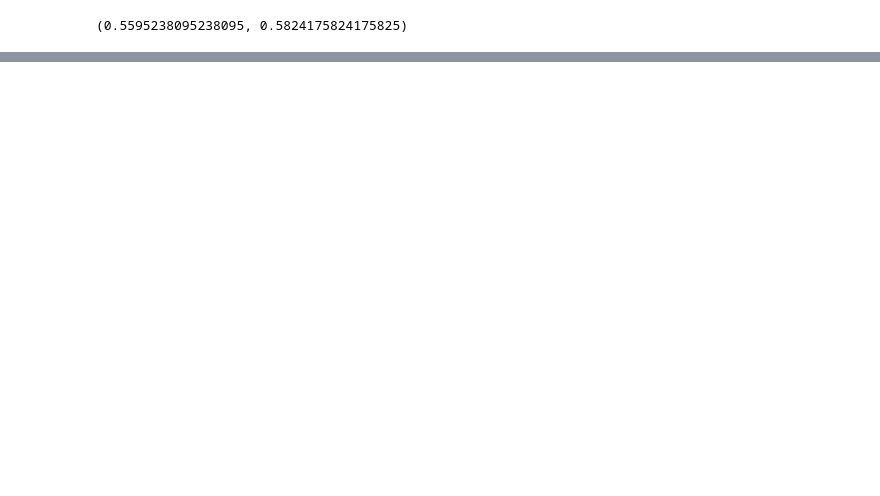
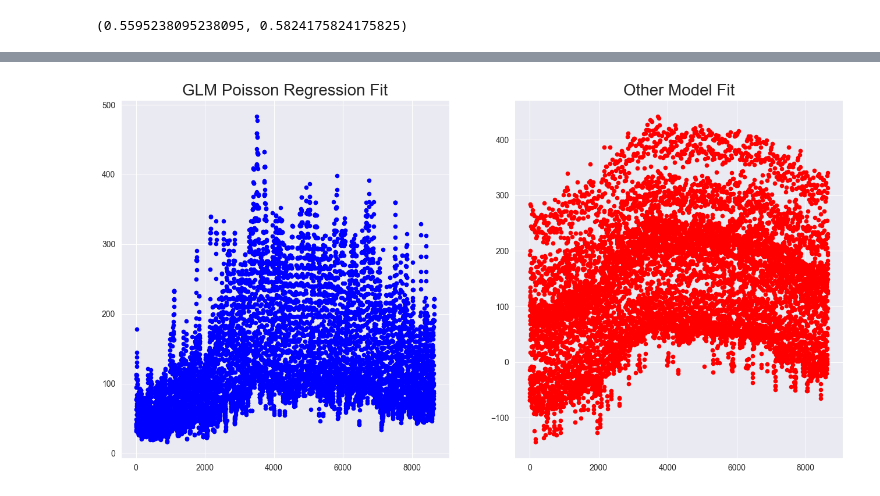
Before and after one commit to Crush53/ITSL-Repo-, a Jupyter notebook: labs/lab_4.7.ipynb, the cells around one changed output, grey strips where cells are left out. Saved outputs shown, nothing was run; the diff lists cells and outputs as text; code cells hidden in the pictures; blank space fills up the shorter version.

```diff
--- a/labs/lab_4.7.ipynb
+++ b/labs/lab_4.7.ipynb
@@ -235,3 +264,16 @@ array([[ 35,  76],
 (35+106)/252,106/(106+76)
 # %% [output]
 (0.5595238095238095, 0.5824175824175825)
+# %%
+
+# Now create new data for prediction
+newdata = pd.DataFrame({'Lag1' : [1.2, 1.5], 'Lag2' : [1.1, -0.8]})
+
+# Add constant to new data
+newdata = sm.add_constant(newdata)
+
+# Use the model to predict probabilities for new data
+y_new_pred = results.predict(newdata)
+
+# Print the predicted probabilities
+print("Predicted probabilities for new data: \n", y_new_pred)
@@ -237,0 +665,3 @@ array([[ 35,  76],
+# %%
+Bike = pd.read_csv('../datasets/Bikeshare.csv')
+Bike
@@ -237,0 +770,2 @@ array([[ 35,  76],
+# %%
+glm_bikeshare = smf.glm('bikers ~ mnth + hr + workingday + temp + weathersit', data = Bike, family=sm.families.Poisson()).fit()
@@ -237,0 +830,30 @@ array([[ 35,  76],
+# %%
+
+coef_mnth = pd.concat([glm_bikeshare.params[glm_bikeshare.params.index.str.contains('mnth')],
+                      pd.Series([-glm_bikeshare.params[glm_bikeshare.params.index.str.contains('mnth')].sum()],
+                                index=['mnth[Dec]'])])
+
+coef_hr = pd.concat([glm_bikeshare.params[glm_bikeshare.params.index.str.contains('hr')],
+                     pd.Series([-glm_bikeshare.params[glm_bikeshare.params.index.str.contains('hr')].sum()],
+                               index=['hr[23]'])])
+
+# As before, we extract the month and hour number as integer from indices, sort by index, and create the plot
+
+# Extract month and hour number as integer from index
+coef_mnth.index = coef_mnth.index.str.extract('(\d+)').squeeze().fillna(-1).astype(int)
+coef_hr.index = coef_hr.index.str.extract('(\d+)').squeeze().fillna(-1).astype(int)
+
+# Sort by index
+coef_mnth = coef_mnth.sort_index()
+coef_hr = coef_hr.sort_index()
+fig, axs = plt.subplots(1, 2, figsize = (16, 8))
+
+axs[0].scatter(range(len(glm_bikeshare.fittedvalues)), glm_bikeshare.fittedvalues, color = 'blue', s = 20)
+axs[0].set_title('GLM Poisson Regression Fit', fontsize=20)
+
+axs[1].scatter(range(len(results.fittedvalues)), results.fittedvalues, color = 'red', s = 20)
+axs[1].set_title('Other Model Fit', fontsize=20)
+
+plt.show()
+# %% [output]
+[figure, added]
```
Also changed, not shown: parts of 83 cells of this notebook, 1 other file.
